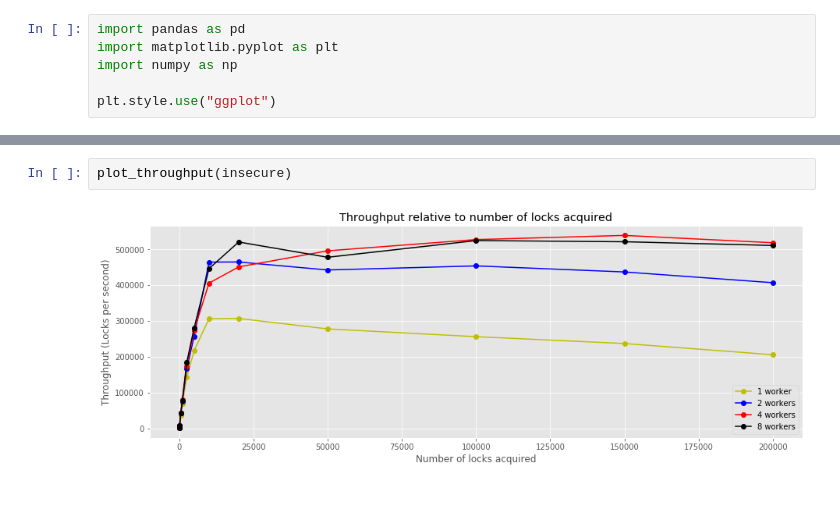
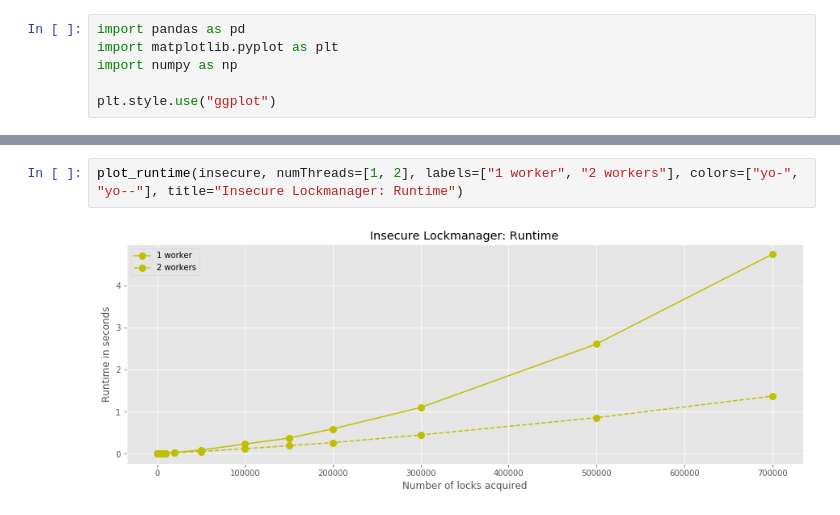
Before and after one commit to shangsuru/verifiable-lockmanager, a Jupyter notebook: evaluation/experiment-results/evaluation.ipynb, the cells around one changed output, grey strips where cells are left out. Drawn from its saved outputs; the diff is of its cells as text.

```diff
--- a/evaluation/experiment-results/evaluation.ipynb
+++ b/evaluation/experiment-results/evaluation.ipynb
@@ -127,4 +138,4 @@ plot_runtime(insecure)
-# %%
-plot_throughput(insecure)
-# %% [output]
-[figure, removed]
+# %%
+plot_runtime(insecure, numThreads=[1, 2], labels=["1 worker", "2 workers"], colors=["yo-", "yo--"], title="Insecure Lockmanager: Runtime")
+# %% [output]
+[figure, added]
```
Also changed, not shown: parts of 15 cells of this notebook, 1 other file.
